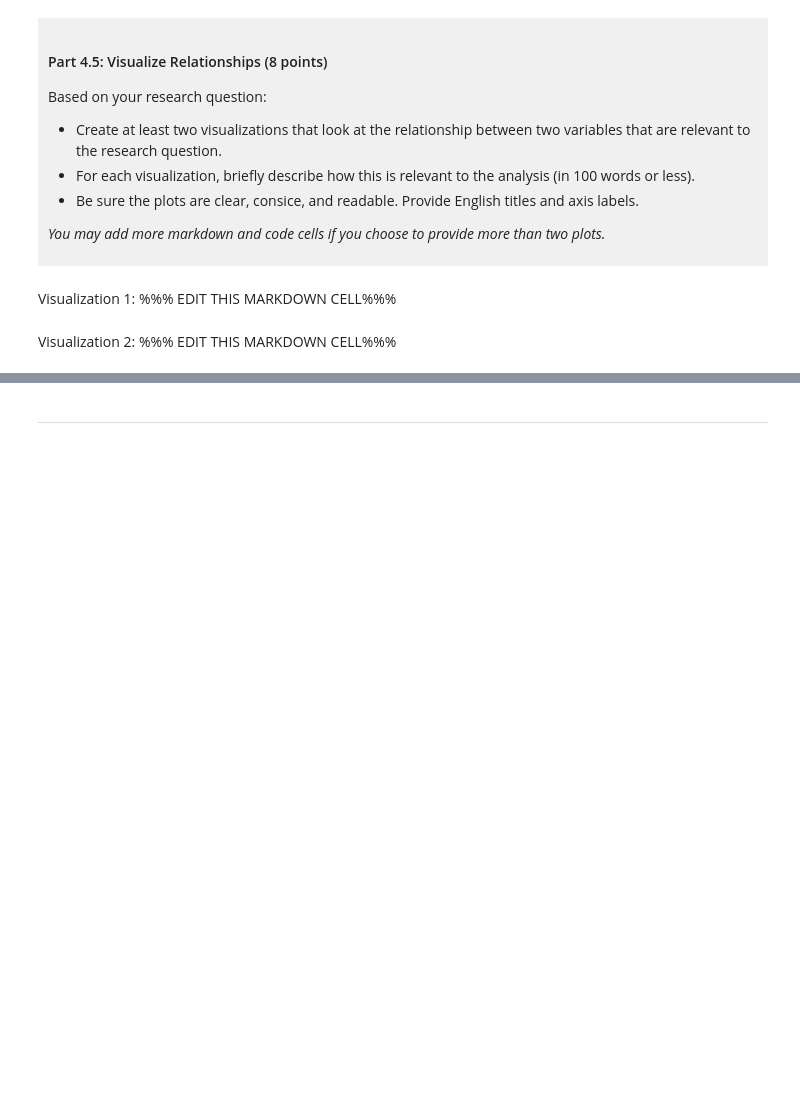
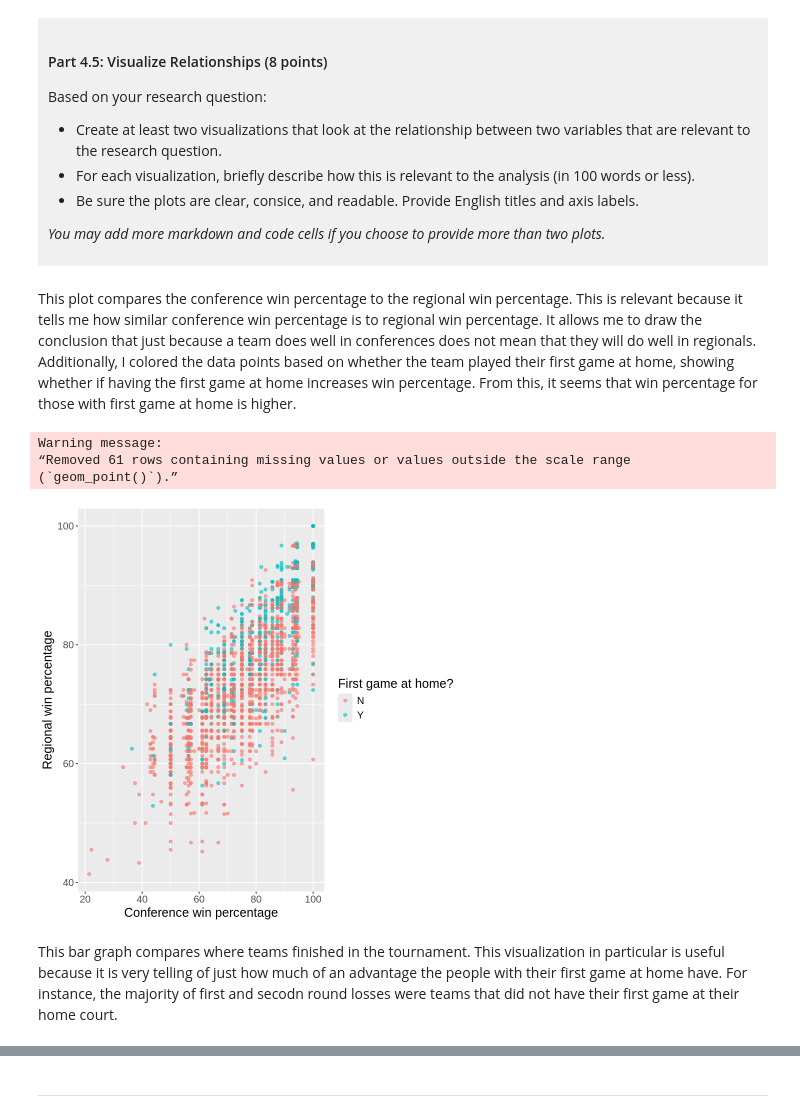
Before and after one commit to drsh07/dsci-100-project-darsh-sood, a Jupyter notebook: dsci-100-project-notebook.ipynb, the cells around one changed output, grey strips where cells are left out. Saved outputs shown, nothing was run; the diff lists cells and outputs as text; code cells hidden in the pictures; blank space fills up the shorter version.

```diff
--- a/dsci-100-project-notebook.ipynb
+++ b/dsci-100-project-notebook.ipynb
@@ -325,9 +397,24 @@ Based on your research question:
 *You may add more markdown and code cells if you choose to provide more than two plots.*
 </div>
 # %% [markdown]
-Visualization 1: %%% EDIT THIS MARKDOWN CELL%%%
+This plot compares the conference win percentage to the regional win percentage. This is relevant because it tells me how similar conference win percentage is to regional win percentage. It allows me to draw the conclusion that just because a team does well in conferences does not mean that they will do well in regionals. Additionally, I colored the data points based on whether the team played their first game at home, showing whether if having the first game at home increases win percentage. From this, it seems that win percentage for those with first game at home is higher.
 # %%
-### EDIT THIS CODE CELL FOR VISUALIZATION 1###
+
+rqplot1 <- ggplot(tidied_data, aes(x = conf_wins_pct, y = reg_wins_pct, color = first_game_at_home)) +
+    geom_point(alpha = 0.6) +
+    labs(
+        x = "Conference win percentage",
+        y = "Regional win percentage",
+        color = "First game at home?"
+    )  +
+    theme(text = element_text(size = 15))
+
+rqplot1
+# %% [output]
+Warning message:
+“Removed 61 rows containing missing values or values outside the scale range
+(`geom_point()`).”
+[figure, added]
 # %% [markdown]
-Visualization 2: %%% EDIT THIS MARKDOWN CELL%%%
+This bar graph compares where teams finished in the tournament. This visualization in particular is useful because it is very telling of just how much of an advantage the people with their first game at home have. For instance, the majority of first and secodn round losses were teams that did not have their first game at their home court.
 # %%
```
Also changed, not shown: parts of 8 cells of this notebook.
